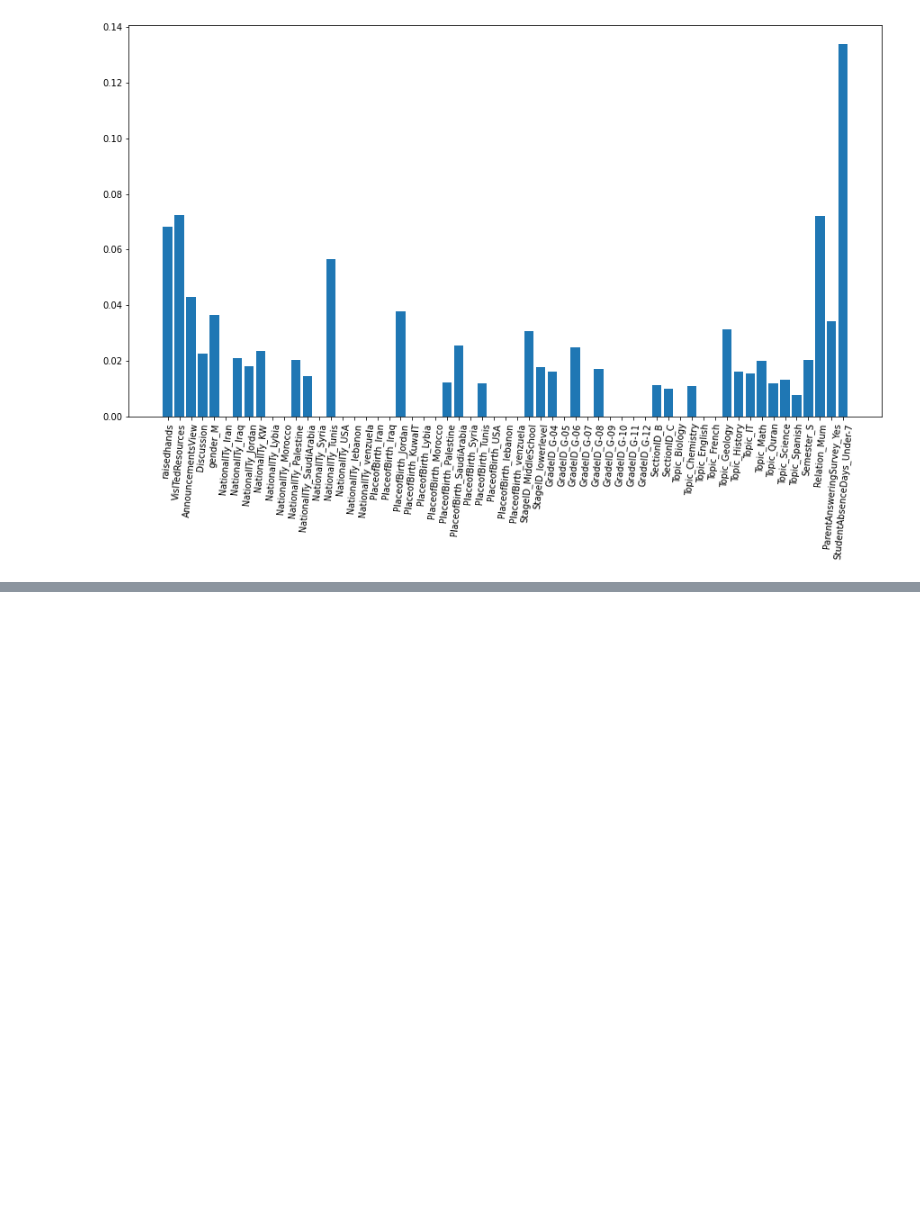
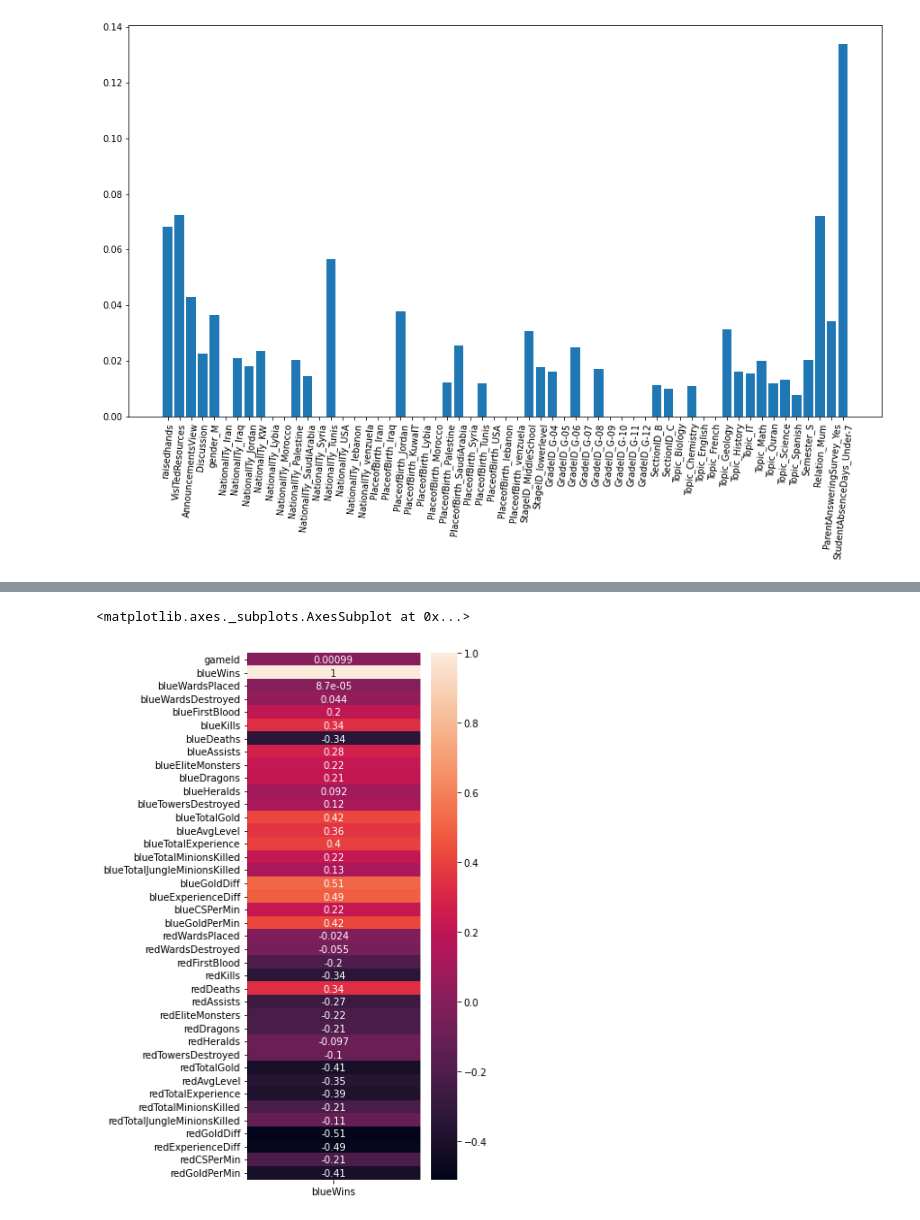
Before and after one commit to spacemaninSeoul/fast_campus_ML300, a Jupyter notebook: ML300_분류파트복습.ipynb, the cells around one changed output, grey strips where cells are left out. Drawn from its saved outputs; the diff is of its cells as text; code cells hidden in the pictures; blank space fills up the shorter version.

```diff
--- a/ML300_분류파트복습.ipynb
+++ b/ML300_분류파트복습.ipynb
@@ -639,0 +692,3 @@ plt.show()
+# %%
+# pd.read_csv()로 파일 읽기
+df = pd.read_csv('/content/high_diamond_ranked_10min.csv')
@@ -639,0 +764,7 @@ plt.show()
+# %%
+fig = plt.figure(figsize=(4, 10))
+# 'blueWins'dㅔ []를 두 번 씌움으로서 데이터 프레임이 된다.
+sns.heatmap(df.corr()[['blueWins']], annot=True)
+# %% [output]
+<matplotlib.axes._subplots.AxesSubplot at 0x...>
+[figure, added]
```
Also changed, not shown: parts of 88 cells of this notebook.
